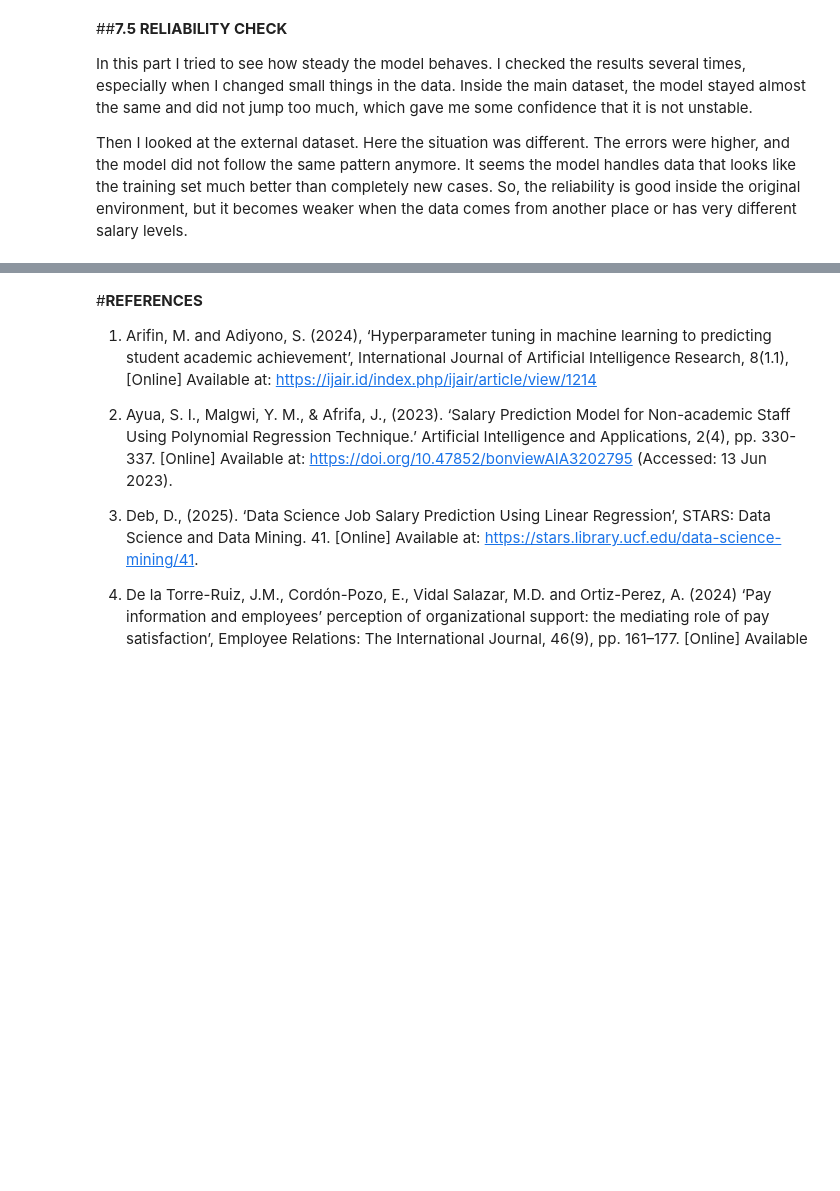
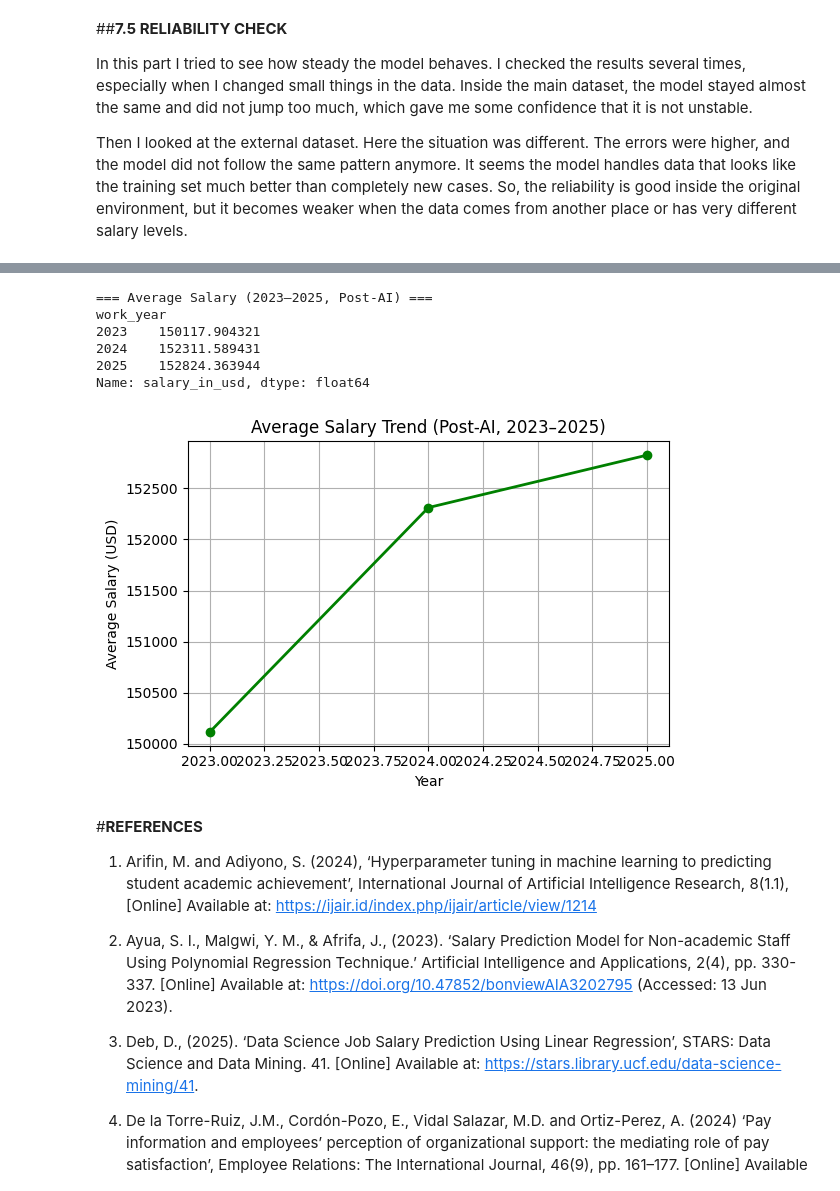
Before and after one commit to behrad-mohammadi/salary-prediction-data-jobs, a Jupyter notebook: Notebook/salary_analysis_main.ipynb, the cells around one changed output, grey strips where cells are left out. Cells and saved outputs as stored; diff of their text form; code cells hidden in the pictures; blank space fills up the shorter version.

```diff
--- a/Notebook/salary_analysis_main.ipynb
+++ b/Notebook/salary_analysis_main.ipynb
@@ -1545,3 +1643,33 @@ Then I looked at the external dataset. Here the situation was different. The err
+# %%
+# --- 8.3.C Salary Trend 2023–2025 (Post-AI) ---
+
+df_ai = df_model[df_model["work_year"] >= 2023]
+
+trend_ai = df_ai.groupby("work_year")["salary_in_usd"].mean()
+
+print("=== Average Salary (2023–2025, Post-AI) ===")
+print(trend_ai)
+
+plt.figure(figsize=(6,4))
+plt.plot(trend_ai.index, trend_ai.values, marker="o", color="green", linewidth=2)
+plt.title("Average Salary Trend (Post-AI, 2023–2025)")
+plt.xlabel("Year")
+plt.ylabel("Average Salary (USD)")
+plt.grid(True)
+plt.tight_layout()
+
+# Save figure
+plt.savefig(fig_path + "Figure_8_3_salary_trend_post_ai.png", dpi=300)
+
+plt.show()
+# %% [output]
+=== Average Salary (2023–2025, Post-AI) ===
+work_year
+2023    150117.904321
+2024    152311.589431
+2025    152824.363944
+Name: salary_in_usd, dtype: float64
+[figure, added]
 # %% [markdown]
 #**REFERENCES**
 
```
Also changed, not shown: parts of 6 cells of this notebook.
